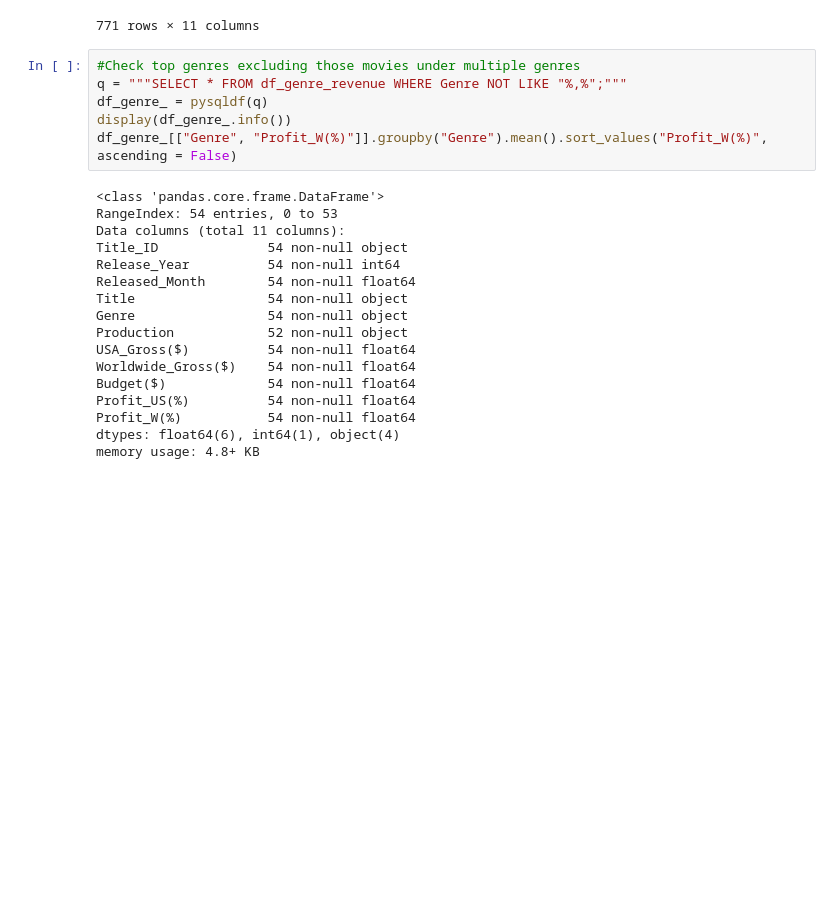
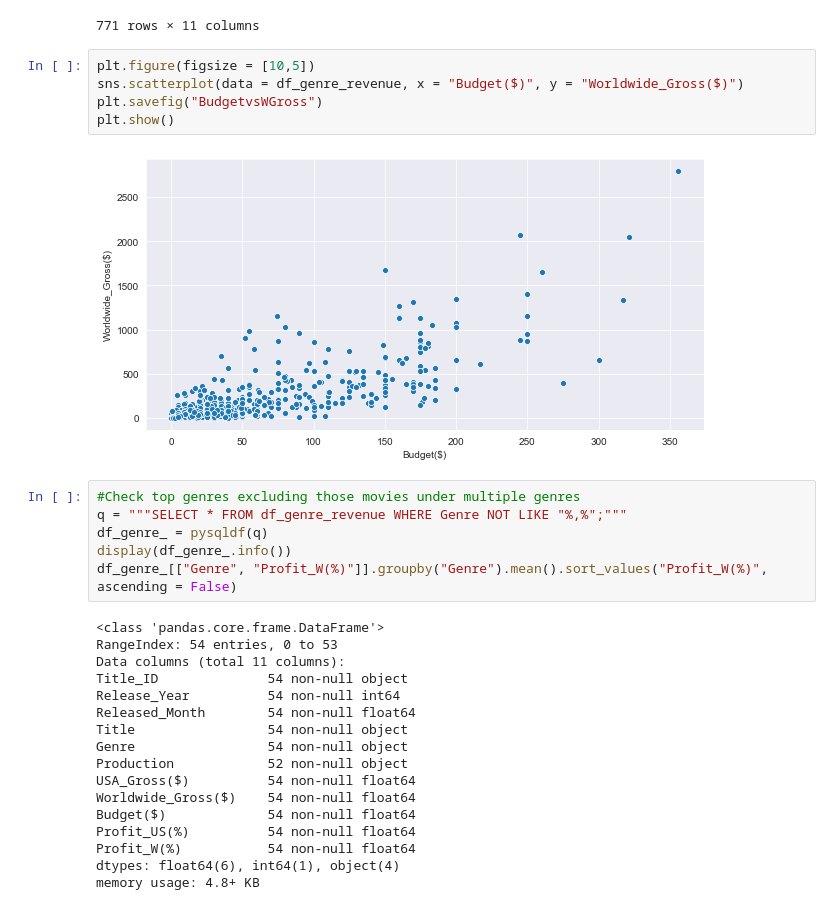
Before and after one commit to Greg-S-12/movies_project3, a Jupyter notebook: Grace_notebook.ipynb, the cells around one changed output. Cells and saved outputs as stored; diff of their text form; blank space fills up the shorter version.

```diff
--- a/Grace_notebook.ipynb
+++ b/Grace_notebook.ipynb
@@ -424,6 +431,13 @@ df_genre_revenue
 | 1997 | tt9024106 | 2019 | 3.0 | Unplanned | Biography,Drama | Pure Flix | 19.01 | ... |
 | 2004 | tt9354944 | 2019 | 10.0 | Jexi | Comedy | Lionsgate | 6.55 | ... |
 771 rows × 11 columns
+# %%
+plt.figure(figsize = [10,5])
+sns.scatterplot(data = df_genre_revenue, x = "Budget($)", y = "Worldwide_Gross($)")
+plt.savefig("BudgetvsWGross")
+plt.show()
+# %% [output]
+[figure, added]
 # %%
 #Check top genres excluding those movies under multiple genres
 q = """SELECT * FROM df_genre_revenue WHERE Genre NOT LIKE "%,%";"""
```
Also changed, not shown: parts of 19 cells of this notebook.
